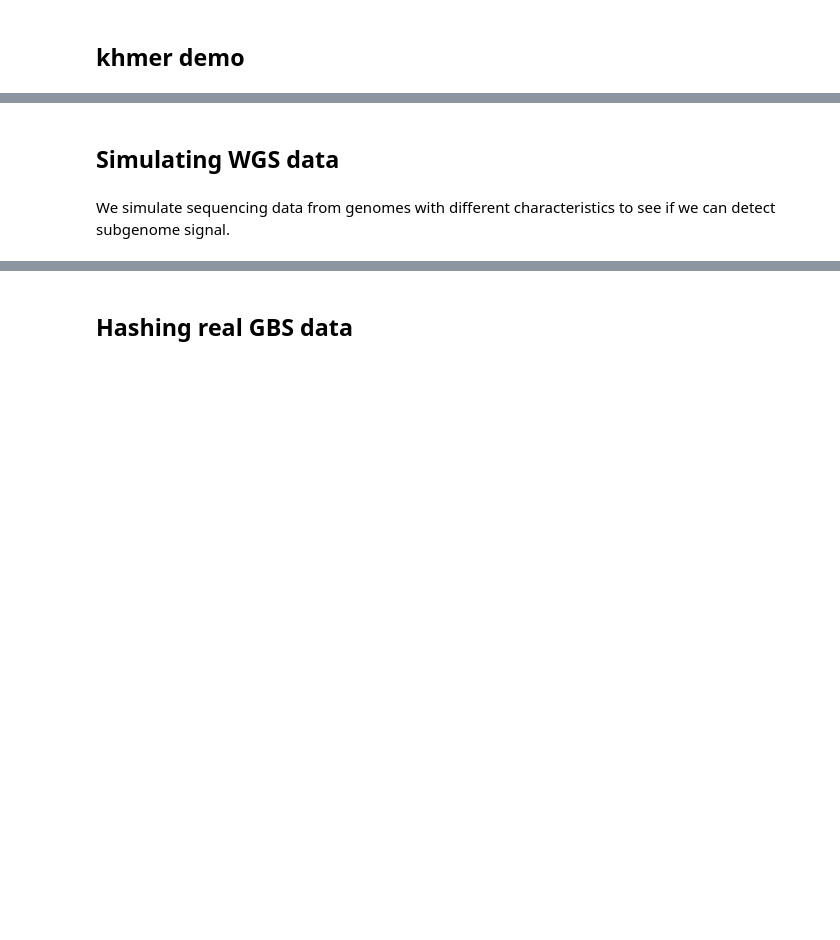
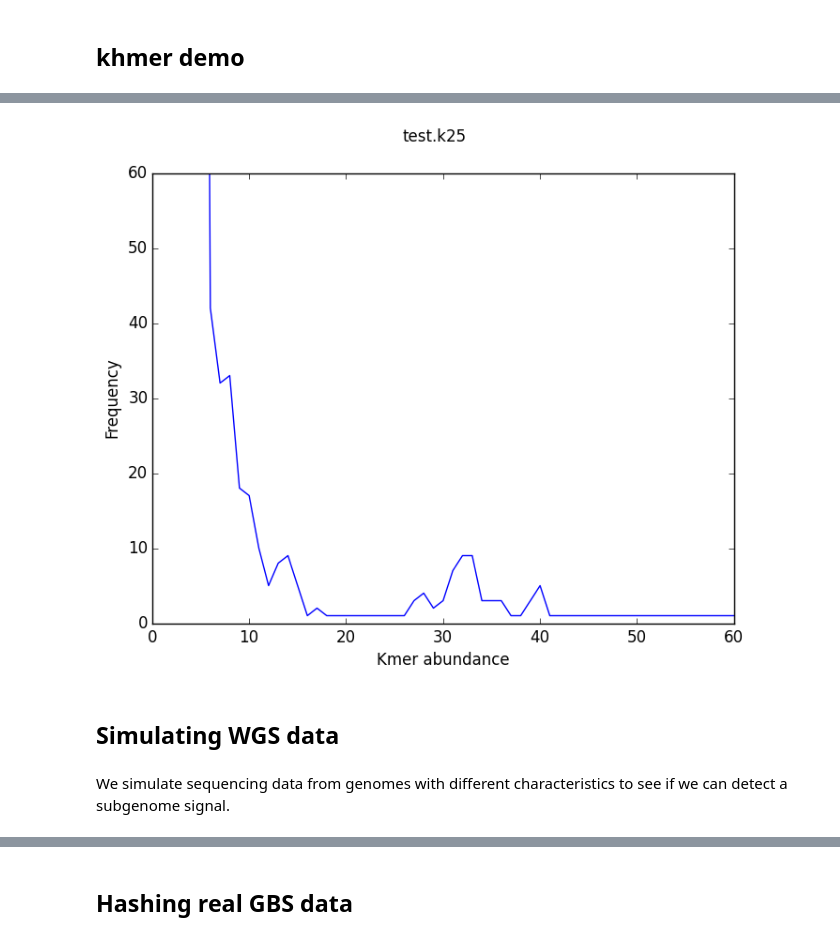
Before and after one commit to digitase/brachy_khmer, a Jupyter notebook: doc/brachy_khmer.ipynb, the cells around one changed output, grey strips where cells are left out. Saved outputs shown, nothing was run; the diff lists cells and outputs as text; code cells hidden in the pictures; blank space fills up the shorter version.

Commit message:
Added khmer demo to ipython notebook.

```diff
--- a/doc/brachy_khmer.ipynb
+++ b/doc/brachy_khmer.ipynb
@@ -47,4 +210,9 @@ zope.interface==4.0.5
+# %%
+from IPython.core.display import Image
+Image(filename="test/test.k25.png")
+# %% [output]
+[figure, added]
 # %% [markdown]
 ## Simulating WGS data
 # %% [markdown]
-We simulate sequencing data from genomes with different characteristics to see if we can detect subgenome signal.
+We simulate sequencing data from genomes with different characteristics to see if we can detect a subgenome signal.
```
Also changed, not shown: parts of 23 cells of this notebook.
